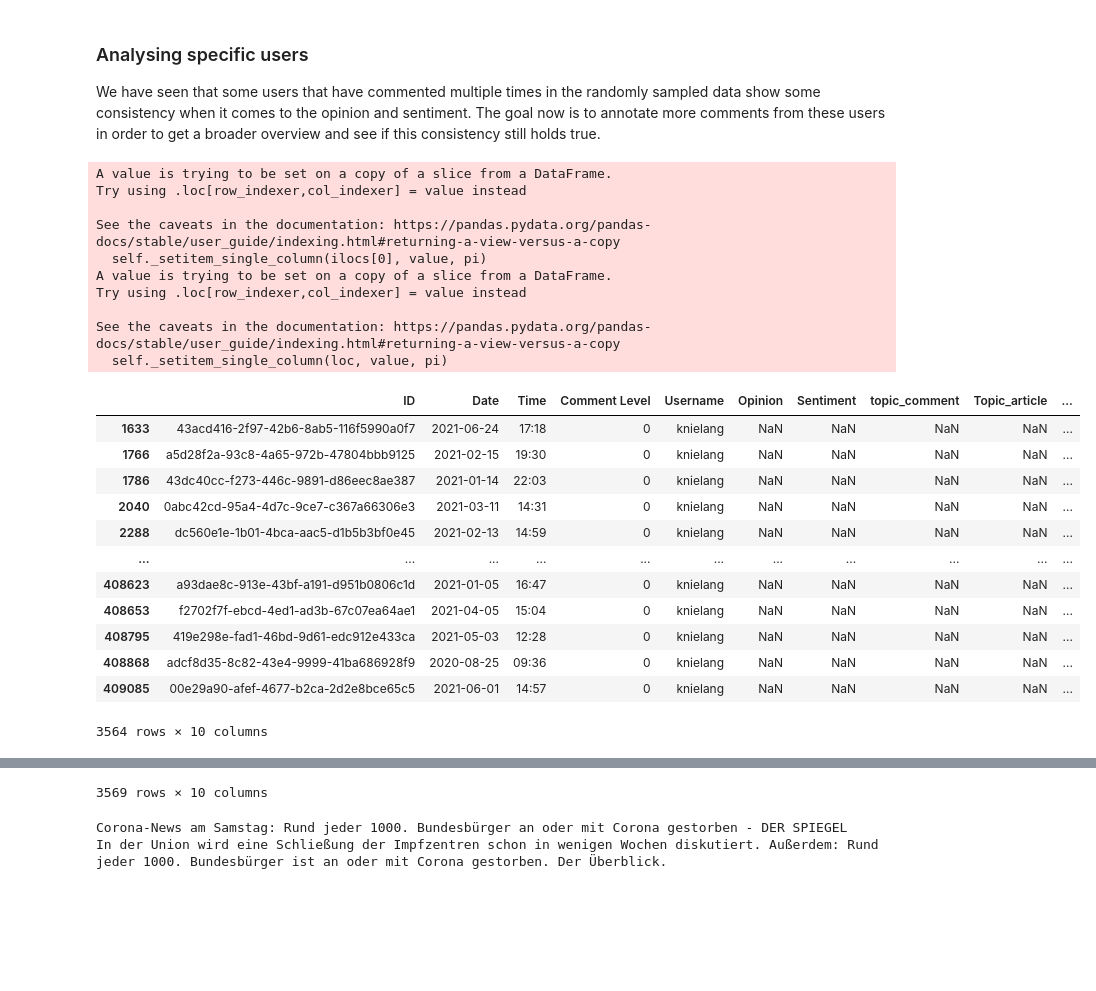
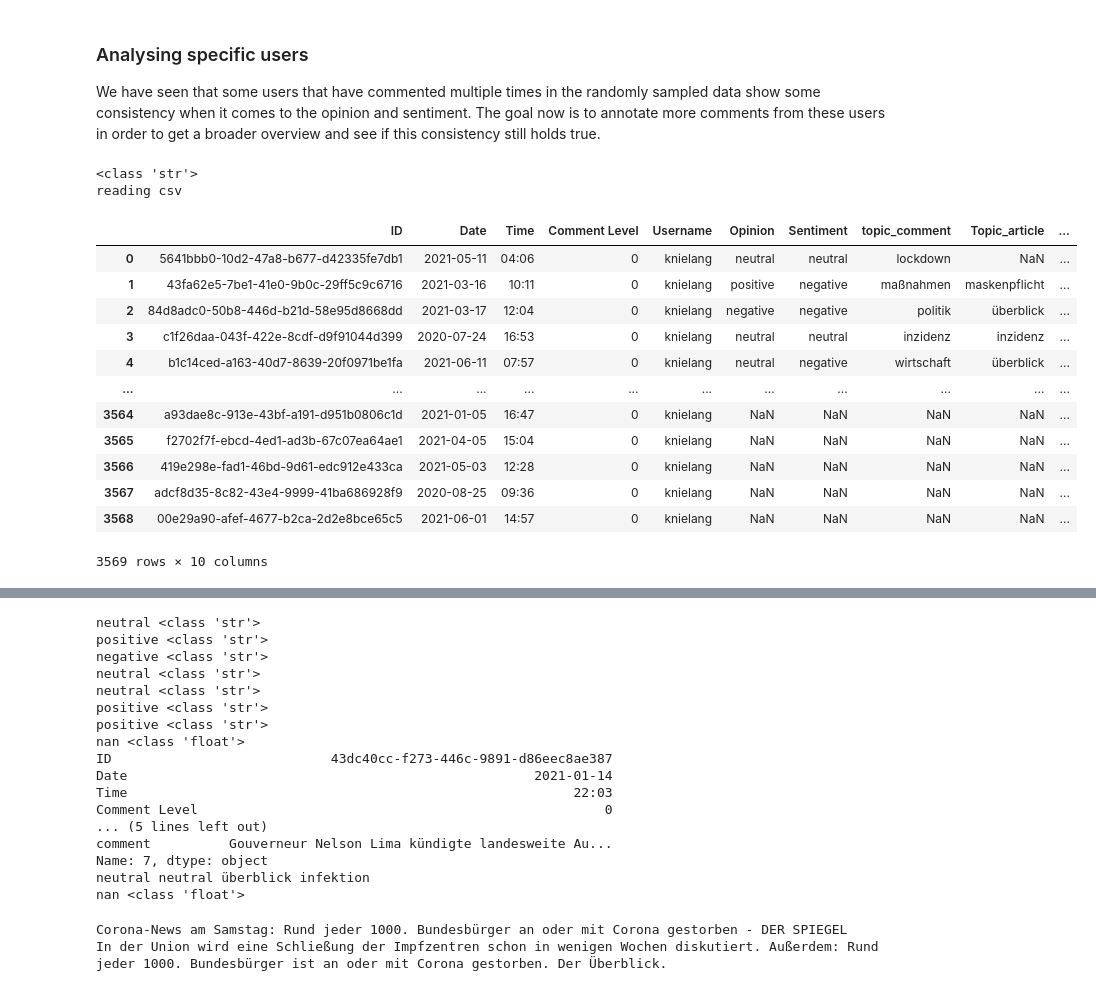
Before and after one commit to KirchnerS/Masterarbeit, a Jupyter notebook: data_exploration.ipynb, the cells around one changed output, grey strips where cells are left out. Cells and saved outputs as stored; diff of their text form; code cells hidden in the pictures; blank space fills up the shorter version.

Commit message:
Added working annotation loop for users and the current progress of annotation for user csv

```diff
--- a/data_exploration.ipynb
+++ b/data_exploration.ipynb
@@ -8,7 +8,7 @@ meine_daten = pd.read_csv("annotated_data/cleaned_annotated_data_training_800.tx
 # %%
 Nan = meine_daten[meine_daten["comment"].isnull()]
 Nan.loc[:, "comment"] = Nan.loc[:, "Topic_article"]
-Nan.loc[:, "Topic_article"] = "NaN"
+Nan.loc[:, "Topic_article"] = "nan"
 # %% [output]
 A value is trying to be set on a copy of a slice from a DataFrame.
 Try using .loc[row_indexer,col_indexer] = value instead
@@ -390,31 +448,25 @@ class UserCommentProfiling:
 # meine_daten.loc[meine_daten.Username == "Pet2020"]
 # %%
 meinUser = UserCommentProfiling("knielang")
+# meinUser.display_progress()
+# meinUser.get_title_and_subtitle("529f745f-c1a5-47ad-8be5-7121e770bf66")
 
-meinUser.get_title_and_subtitle("529f745f-c1a5-47ad-8be5-7121e770bf66")
 
-meinUser.get_user_data()
+# meinUser.annotate(meinUser.get_user_data())
+meinUser.annotate("knielang_dataframe.csv")
 # %% [output]
-A value is trying to be set on a copy of a slice from a DataFrame.
-Try using .loc[row_indexer,col_indexer] = value instead
-
-See the caveats in the documentation: https://pandas.pydata.org/pandas-docs/stable/user_guide/indexing.html#returning-a-view-versus-a-copy
-  self._setitem_single_column(ilocs[0], value, pi)
-A value is trying to be set on a copy of a slice from a DataFrame.
-Try using .loc[row_indexer,col_indexer] = value instead
-
-See the caveats in the documentation: https://pandas.pydata.org/pandas-docs/stable/user_guide/indexing.html#returning-a-view-versus-a-copy
-  self._setitem_single_column(loc, value, pi)
+<class 'str'>
+reading csv
 |  | ID | Date | Time | Comment Level | Username | Opinion | Sentiment | topic_comment | Topic_article | ... |
-| 1633 | 43acd416-2f97-42b6-8ab5-116f5990a0f7 | 2021-06-24 | 17:18 | 0 | knielang | NaN | NaN | NaN | NaN | ... |
-| 1766 | a5d28f2a-93c8-4a65-972b-47804bbb9125 | 2021-02-15 | 19:30 | 0 | knielang | NaN | NaN | NaN | NaN | ... |
-| 1786 | 43dc40cc-f273-446c-9891-d86eec8ae387 | 2021-01-14 | 22:03 | 0 | knielang | NaN | NaN | NaN | NaN | ... |
-| 2040 | 0abc42cd-95a4-4d7c-9ce7-c367a66306e3 | 2021-03-11 | 14:31 | 0 | knielang | NaN | NaN | NaN | NaN | ... |
-| 2288 | dc560e1e-1b01-4bca-aac5-d1b5b3bf0e45 | 2021-02-13 | 14:59 | 0 | knielang | NaN | NaN | NaN | NaN | ... |
+| 0 | 5641bbb0-10d2-47a8-b677-d42335fe7db1 | 2021-05-11 | 04:06 | 0 | knielang | neutral | neutral | lockdown | NaN | ... |
+| 1 | 43fa62e5-7be1-41e0-9b0c-29ff5c9c6716 | 2021-03-16 | 10:11 | 0 | knielang | positive | negative | maßnahmen | maskenpflicht | ... |
+| 2 | 84d8adc0-50b8-446d-b21d-58e95d8668dd | 2021-03-17 | 12:04 | 0 | knielang | negative | negative | politik | überblick | ... |
+| 3 | c1f26daa-043f-422e-8cdf-d9f91044d399 | 2020-07-24 | 16:53 | 0 | knielang | neutral | neutral | inzidenz | inzidenz | ... |
+| 4 | b1c14ced-a163-40d7-8639-20f0971be1fa | 2021-06-11 | 07:57 | 0 | knielang | neutral | negative | wirtschaft | überblick | ... |
 | ... | ... | ... | ... | ... | ... | ... | ... | ... | ... | ... |
-| 408623 | a93dae8c-913e-43bf-a191-d951b0806c1d | 2021-01-05 | 16:47 | 0 | knielang | NaN | NaN | NaN | NaN | ... |
-| 408653 | f2702f7f-ebcd-4ed1-ad3b-67c07ea64ae1 | 2021-04-05 | 15:04 | 0 | knielang | NaN | NaN | NaN | NaN | ... |
-| 408795 | 419e298e-fad1-46bd-9d61-edc912e433ca | 2021-05-03 | 12:28 | 0 | knielang | NaN | NaN | NaN | NaN | ... |
-| 408868 | adcf8d35-8c82-43e4-9999-41ba686928f9 | 2020-08-25 | 09:36 | 0 | knielang | NaN | NaN | NaN | NaN | ... |
-| 409085 | 00e29a90-afef-4677-b2ca-2d2e8bce65c5 | 2021-06-01 | 14:57 | 0 | knielang | NaN | NaN | NaN | NaN | ... |
+| 3564 | a93dae8c-913e-43bf-a191-d951b0806c1d | 2021-01-05 | 16:47 | 0 | knielang | NaN | NaN | NaN | NaN | ... |
+| 3565 | f2702f7f-ebcd-4ed1-ad3b-67c07ea64ae1 | 2021-04-05 | 15:04 | 0 | knielang | NaN | NaN | NaN | NaN | ... |
+| 3566 | 419e298e-fad1-46bd-9d61-edc912e433ca | 2021-05-03 | 12:28 | 0 | knielang | NaN | NaN | NaN | NaN | ... |
+| 3567 | adcf8d35-8c82-43e4-9999-41ba686928f9 | 2020-08-25 | 09:36 | 0 | knielang | NaN | NaN | NaN | NaN | ... |
+| 3568 | 00e29a90-afef-4677-b2ca-2d2e8bce65c5 | 2021-06-01 | 14:57 | 0 | knielang | NaN | NaN | NaN | NaN | ... |
-3564 rows × 10 columns
+3569 rows × 10 columns
@@ -433,4 +473,20 @@ See the caveats in the documentation: https://pandas.pydata.org/pandas-docs/stab
-3569 rows × 10 columns
+neutral <class 'str'>
+positive <class 'str'>
+negative <class 'str'>
+neutral <class 'str'>
+neutral <class 'str'>
+positive <class 'str'>
+positive <class 'str'>
+nan <class 'float'>
+ID                            43dc40cc-f273-446c-9891-d86eec8ae387
+Date                                                    2021-01-14
+Time                                                         22:03
+Comment Level                                                    0
+... (5 lines left out)
+comment          Gouverneur Nelson Lima kündigte landesweite Au...
+Name: 7, dtype: object
+neutral neutral überblick infektion
+nan <class 'float'>
 # %%
 # %% [output]
 Corona-News am Samstag: Rund jeder 1000. Bundesbürger an oder mit Corona gestorben - DER SPIEGEL
```
Also changed, not shown: parts of 2 cells of this notebook, 1 other file.
